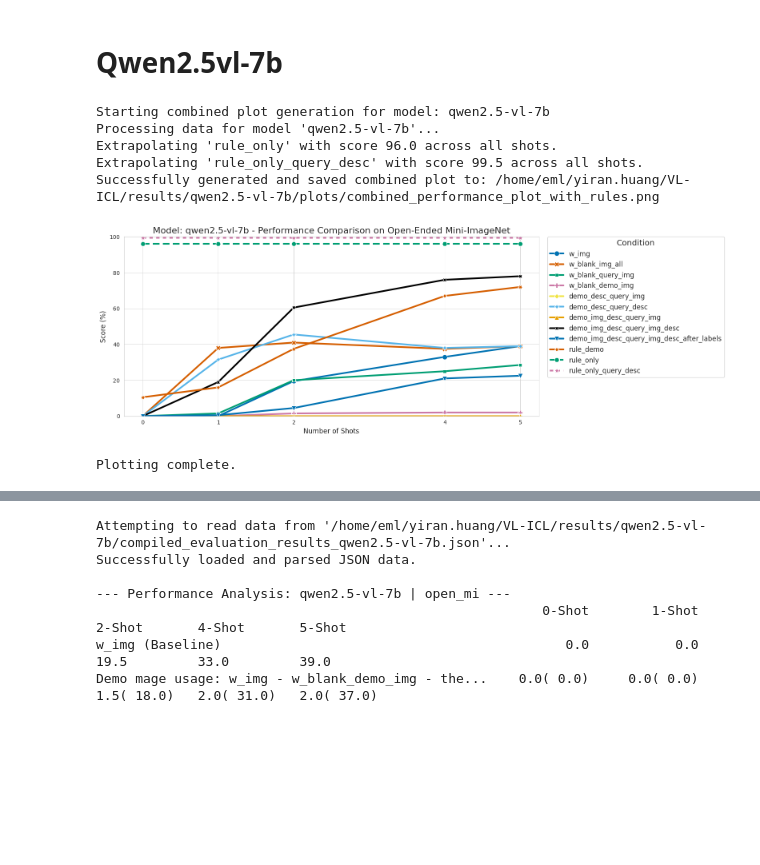
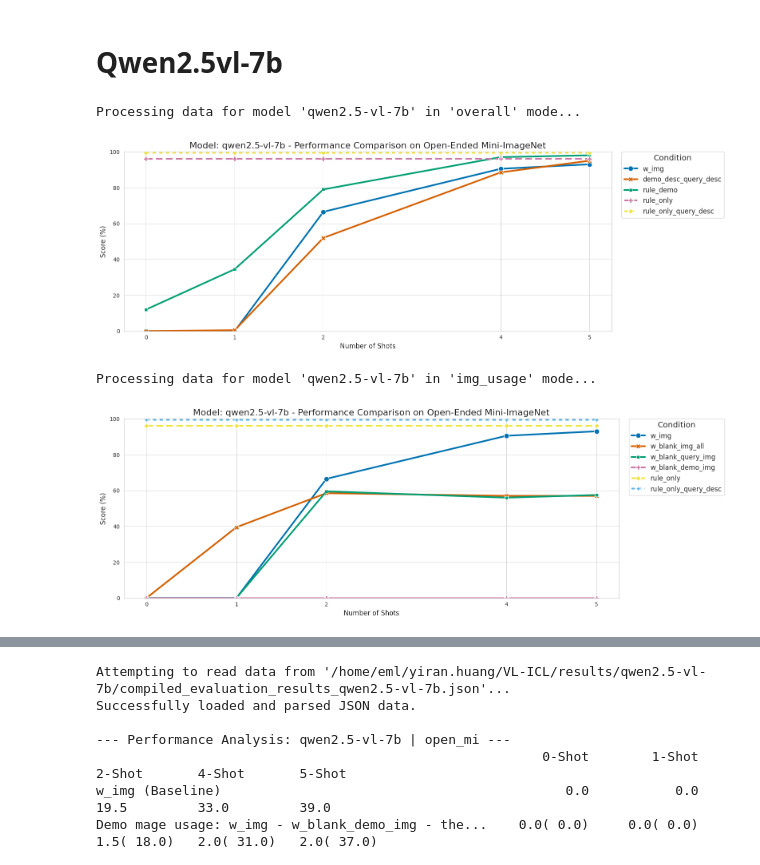
Before and after one commit to YiranHuangIrene/VL-ICL, a Jupyter notebook: visualize_results_open_mi.ipynb, the cells around one changed output, grey strips where cells are left out. Saved outputs shown, nothing was run; the diff lists cells and outputs as text; code cells hidden in the pictures; blank space fills up the shorter version.

```diff
--- a/visualize_results_open_mi.ipynb
+++ b/visualize_results_open_mi.ipynb
@@ -358,35 +598,40 @@ Execution gap: 100 - rule_only_query_desc             6.0( 6.0)     6.0( 6.0)
 # %%
 import json
 import matplotlib.pyplot as plt
 import seaborn as sns
 import os
 import pandas as pd
 import json
 import matplotlib.pyplot as plt
 import seaborn as sns
 import os
 import pandas as pd
 
 # --- Configuration ---
 # Define the model and the path to the results file.
 target_model = "qwen2.5-vl-7b"
-json_file_path = f"/home/eml/yiran.huang/VL-ICL/results/{target_model}/compiled_evaluation_results_{target_model}.json"
-# Define the output directory for the combined plot.
-output_plot_path = f"/home/eml/yiran.huang/VL-ICL/results/{target_model}/plots/combined_performance_plot_with_rules.png"
-# Ensure the output directory exists.
-output_plots_directory = os.path.dirname(output_plot_path)
-if not os.path.exists(output_plots_directory):
-    os.makedirs(output_plots_directory)
-
-# --- Run the function ---
-print(f"Starting combined plot generation for model: {target_model}")
-plot_combined_model_results(json_file_path, target_model, output_plot_path)
-print("\nPlotting complete.")
+json_file_path = f"/home/eml/yiran.huang/VL-ICL/results/{target_model}/compiled_evaluation_results_{target_model}_test.json"
+plot_results(json_file_path, target_model, mode="overall")
 # %% [output]
-Starting combined plot generation for model: qwen2.5-vl-7b
-Processing data for model 'qwen2.5-vl-7b'...
-Extrapolating 'rule_only' with score 96.0 across all shots.
-Extrapolating 'rule_only_query_desc' with score 99.5 across all shots.
-Successfully generated and saved combined plot to: /home/eml/yiran.huang/VL-ICL/results/qwen2.5-vl-7b/plots/combined_performance_plot_with_rules.png
+Processing data for model 'qwen2.5-vl-7b' in 'overall' mode...
-[figure, old version]
+[figure, new version]
-Plotting complete.
+# %%
+import json
+import matplotlib.pyplot as plt
+import seaborn as sns
+import os
+import pandas as pd
+import json
+import matplotlib.pyplot as plt
+import seaborn as sns
+import os
+import pandas as pd
+
+# --- Configuration ---
+# Define the model and the path to the results file.
+target_model = "qwen2.5-vl-7b"
+json_file_path = f"/home/eml/yiran.huang/VL-ICL/results/{target_model}/compiled_evaluation_results_{target_model}_test.json"
+plot_results(json_file_path, target_model, mode="img_usage")
+# %% [output]
+Processing data for model 'qwen2.5-vl-7b' in 'img_usage' mode...
+[figure, added]
```
Also changed, not shown: parts of 11 cells of this notebook, 4 other files.
